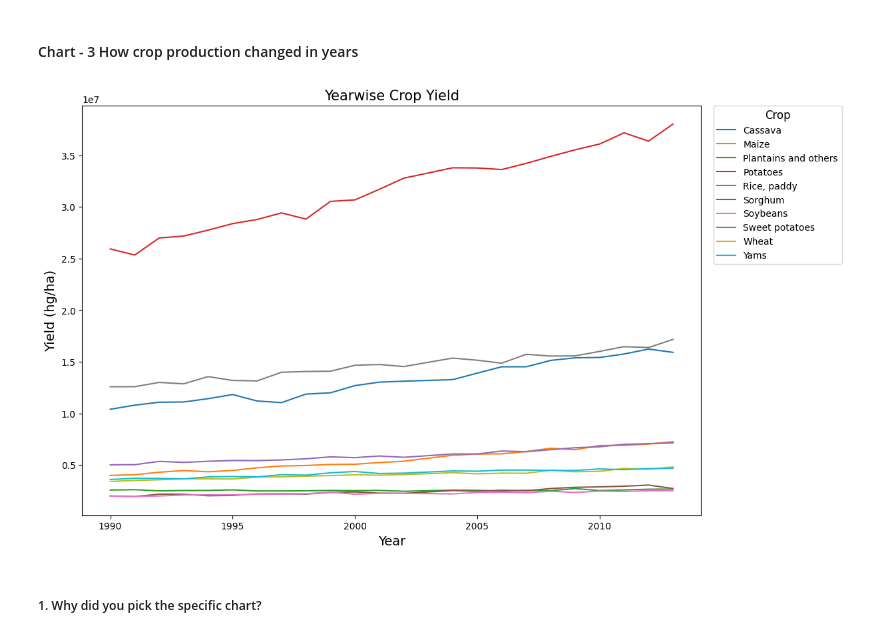
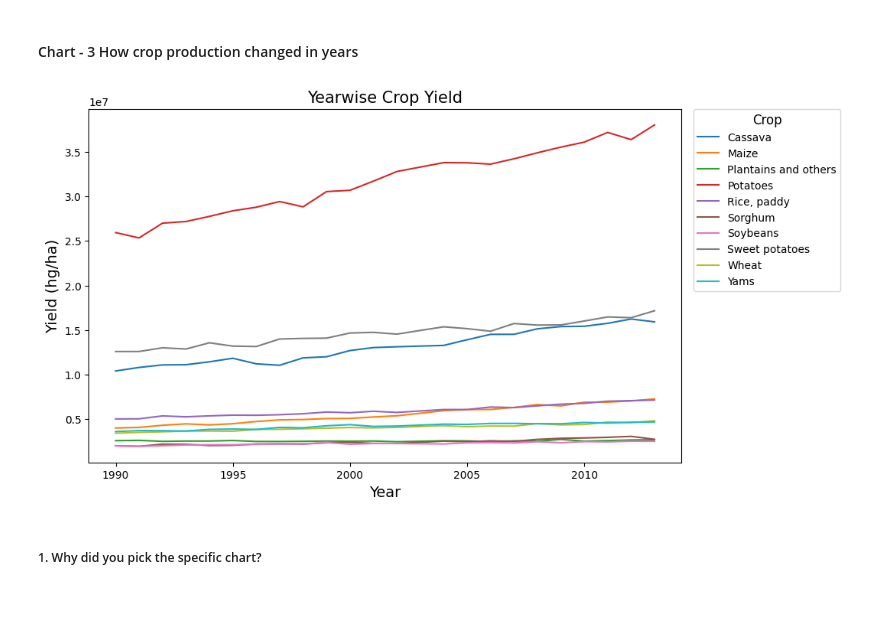
Before and after one commit to Electra89/Supervised_ML_Crop_Yield_Prediction, a Jupyter notebook: Supervised_ML_Crop_Yield_Prediction.ipynb, the cells around one changed output. Drawn from its saved outputs; the diff is of its cells as text; code cells hidden in the pictures; blank space fills up the shorter version.

```diff
--- a/Supervised_ML_Crop_Yield_Prediction.ipynb
+++ b/Supervised_ML_Crop_Yield_Prediction.ipynb
@@ -327,30 +337,30 @@ Are there any insights that lead to negative growth? Justify with specific reaso
 #### Chart - 3  How crop production changed in years
 # %%
 
-# Creating dataframe for crops, yield according to year
+# # Lineplot of crop production changed in years
 df2 = df.groupby(['Item', 'Year'])['hg/ha_yield'].sum().reset_index()
 
-# Setting the size of the figure
-plt.figure(figsize=(12, 8))
+# Set the size of the figure
+plt.figure(figsize=(10, 6))
 
 # Plotting the data using Seaborn lineplot
 sns.lineplot(data=df2, x='Year', y='hg/ha_yield', hue='Item')
 
 # Adding a title to the plot
 plt.title('Yearwise Crop Yield', fontsize=15)
 
 # Adding labels for the x and y axes
 plt.xlabel('Year', fontsize=14)
 plt.ylabel('Yield (hg/ha)', fontsize=14)
 
 # Displaying the legend
 plt.legend(title='Crop', title_fontsize='12',bbox_to_anchor=(1.02, 1), loc='upper left', borderaxespad=0)
 
 
 # Displaying the plot
 plt.show()
 # %% [output]
-[figure, old version]
+[figure, new version]
 # %% [markdown]
 ##### 1. Why did you pick the specific chart?
 # %% [markdown]
```
Also changed, not shown: parts of 76 cells of this notebook.
